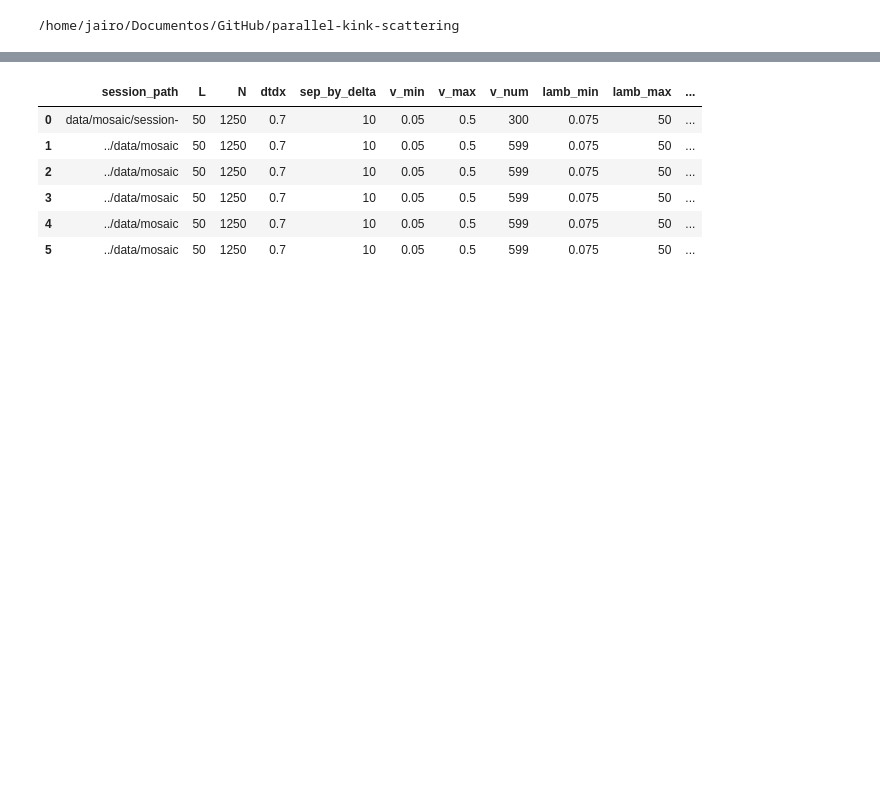
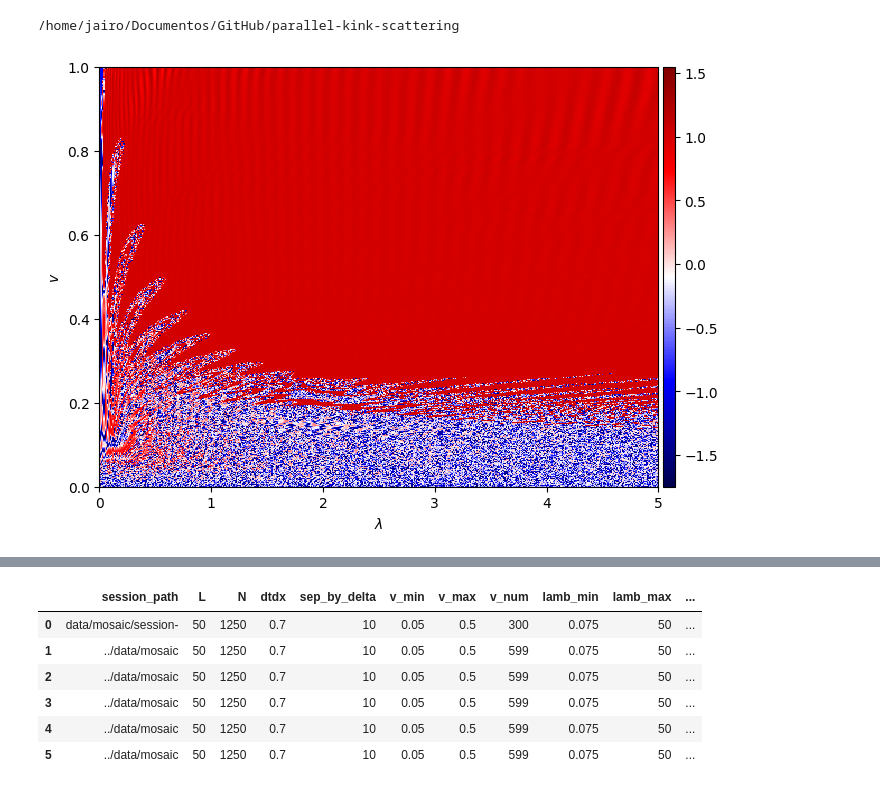
Before and after one commit to JairoSSantos/parallel-kink-scattering, a Jupyter notebook: notebooks/data-analysis.ipynb, the cells around one changed output, grey strips where cells are left out. Cells and saved outputs as stored; diff of their text form; code cells hidden in the pictures; blank space fills up the shorter version.

```diff
--- a/notebooks/data-analysis.ipynb
+++ b/notebooks/data-analysis.ipynb
@@ -4,0 +10,19 @@
+# %%
+with open('data/phi4_mosaic.npy', 'rb') as file:
+        mosaic = np.load(file)
+# %%
+fig = plt.figure(figsize=(7, 5))
+dv = 1/len(mosaic)
+im = plt.imshow(mosaic[:, :, 0].T, origin='lower', aspect='auto', cmap='seismic', interpolation='none', extent=(0, 5, 0, 1))
+plt.ylabel(r'$v$')
+plt.xlabel(r'$\lambda$')
+
+ax = plt.gca()
+divider = make_axes_locatable(ax)
+cax = divider.append_axes('right', size="2%", pad=0.05)
+fig.colorbar(im, ax=ax, cax=cax, location='right')
+
+plt.tight_layout()
+plt.show()
+# %% [output]
+[figure, added]
```
Also changed, not shown: parts of 6 cells of this notebook, 2 other files.
